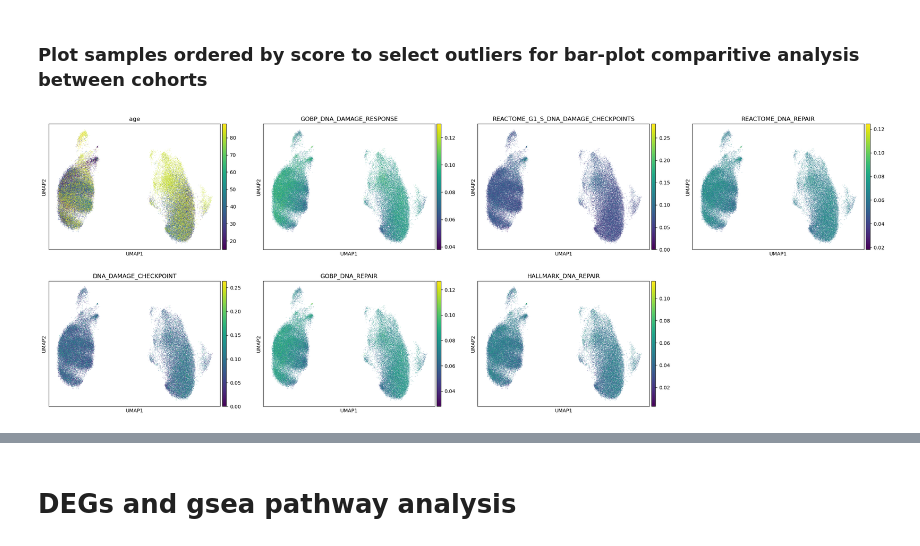
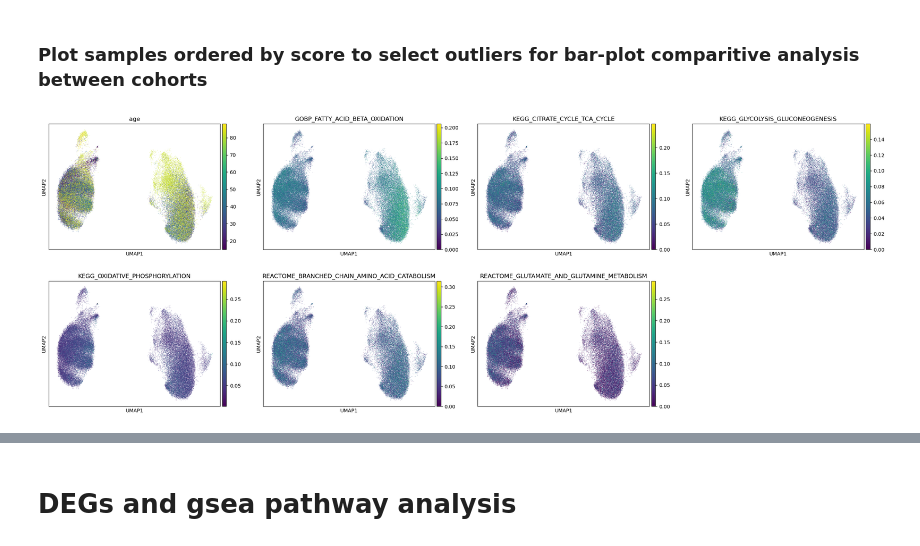
Before and after one commit to sachha-naksha/SKM_multimodal_analysis, a Jupyter notebook: py_scripts/gsea_analysis.ipynb, the cells around one changed output, grey strips where cells are left out. Drawn from its saved outputs; the diff is of its cells as text; code cells hidden in the pictures.

Commit message:
metabolic pathway dotplots added from AUCell

```diff
--- a/py_scripts/gsea_analysis.ipynb
+++ b/py_scripts/gsea_analysis.ipynb
@@ -122,16 +119,24 @@ Wall time: 4min 33s
 # %%
-dna_damage_pathways = [
-    "REACTOME_DNA_REPAIR",
-    "DNA_DAMAGE_CHECKPOINT"
+# dna_damage_and_repair_pathways = [
+#     "DNA_DAMAGE_CHECKPOINT",
+#     "GOBP_DNA_DAMAGE_RESPONSE",
+#     "GOBP_DNA_REPAIR",
+#     "HALLMARK_DNA_REPAIR",
+#     "REACTOME_DNA_REPAIR",
+#     "REACTOME_G1_S_DNA_DAMAGE_CHECKPOINTS"
+# ]
+metabolic_pathways = [
+    "GOBP_FATTY_ACID_BETA_OXIDATION",
+    "KEGG_CITRATE_CYCLE_TCA_CYCLE",
+    "KEGG_GLYCOLYSIS_GLUCONEOGENESIS",
+    "KEGG_OXIDATIVE_PHOSPHORYLATION",
+    "REACTOME_BRANCHED_CHAIN_AMINO_ACID_CATABOLISM",
+    "REACTOME_GLUTAMATE_AND_GLUTAMINE_METABOLISM"
 ]
-dna_repair_pathways = [
-    "GOBP_DNA_REPAIR",
-    "HALLMARK_DNA_REPAIR"
-]
-adata_male.obs[dna_repair_pathways] = adata_male.obsm["aucell_estimate"][dna_repair_pathways]
+adata_male.obs[metabolic_pathways] = adata_male.obsm["aucell_estimate"][metabolic_pathways]
 # %% [markdown]
 ### Plot samples ordered by score to select outliers for bar-plot comparitive analysis between cohorts
 # %%
-sc.pl.umap(adata_male, color=['age', 'GOBP_DNA_DAMAGE_RESPONSE', 'REACTOME_G1_S_DNA_DAMAGE_CHECKPOINTS'] + dna_damage_pathways + dna_repair_pathways)
+sc.pl.umap(adata_male, color=['age'] + metabolic_pathways)
 # %% [output]
-[figure, old version]
+[figure, new version]
```
Also changed, not shown: parts of 17 cells of this notebook.
